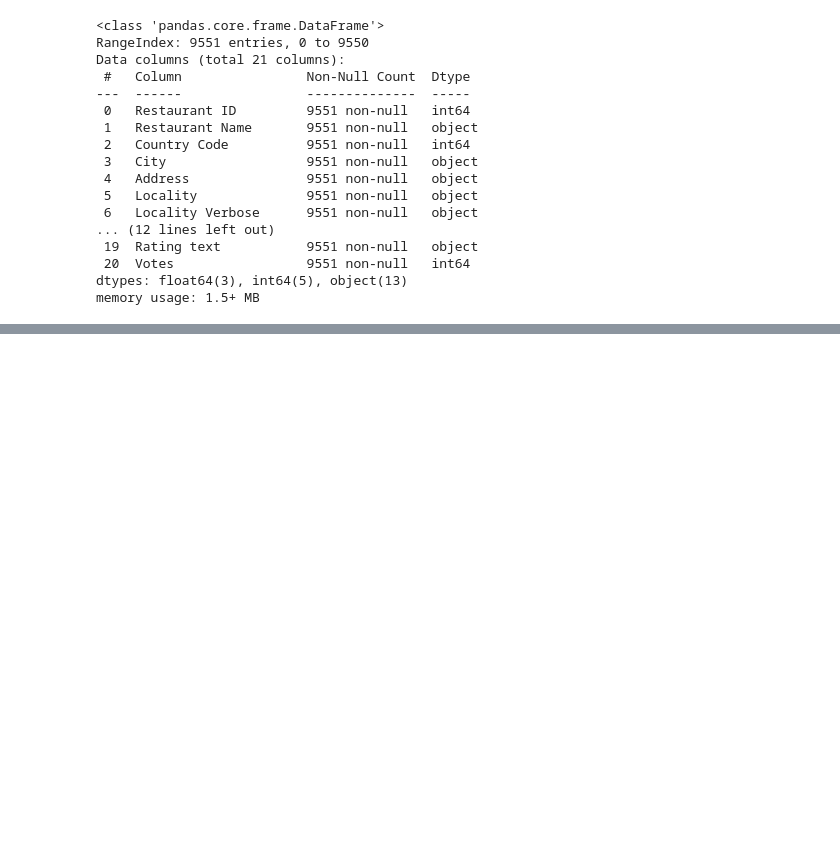
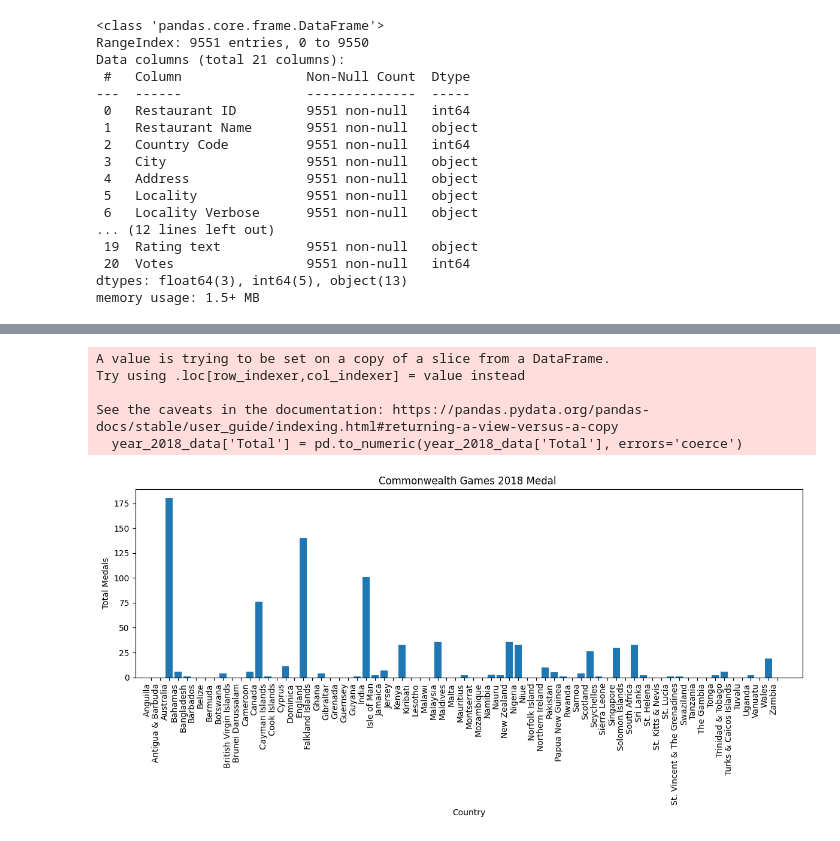
Before and after one commit to gowtham-dd/Data-Science-Basics, a Jupyter notebook: DataVisualization.ipynb, the cells around one changed output, grey strips where cells are left out. Cells and saved outputs as stored; diff of their text form; code cells hidden in the pictures; blank space fills up the shorter version.

```diff
--- a/DataVisualization.ipynb
+++ b/DataVisualization.ipynb
@@ -384,0 +425,39 @@ fig.show()
+# %%
+
+
+import pandas as pd
+df=pd.read_csv("https://raw.githubusercontent.com/nethajinirmal13/Training-datasets/main/COMMONWEALTH%20GAMES%201930-2018%20%20-%20MEDAL%20TALLY.csv")
+df
+
+
+
+
+
+
+year_2018_data = df[df['Year'] == 2010]
+countries = year_2018_data['Country']
+# total_medals = year_2018_data['Total']
+
+
+
+
+year_2018_data['Total'] = pd.to_numeric(year_2018_data['Total'], errors='coerce')
+
+
+
+
+plt.figure(figsize=(12, 6))
+plt.bar(countries, year_2018_data['Total'])
+plt.xlabel("Country")
+plt.ylabel("Total Medals")
+plt.title("Commonwealth Games 2018 Medal ")
+plt.xticks(rotation=90, ha='right')
+plt.tight_layout()
+plt.show()
+# %% [output]
+A value is trying to be set on a copy of a slice from a DataFrame.
+Try using .loc[row_indexer,col_indexer] = value instead
+
+See the caveats in the documentation: https://pandas.pydata.org/pandas-docs/stable/user_guide/indexing.html#returning-a-view-versus-a-copy
+  year_2018_data['Total'] = pd.to_numeric(year_2018_data['Total'], errors='coerce')
+[figure, added]
```
Also changed, not shown: parts of 14 cells of this notebook.
